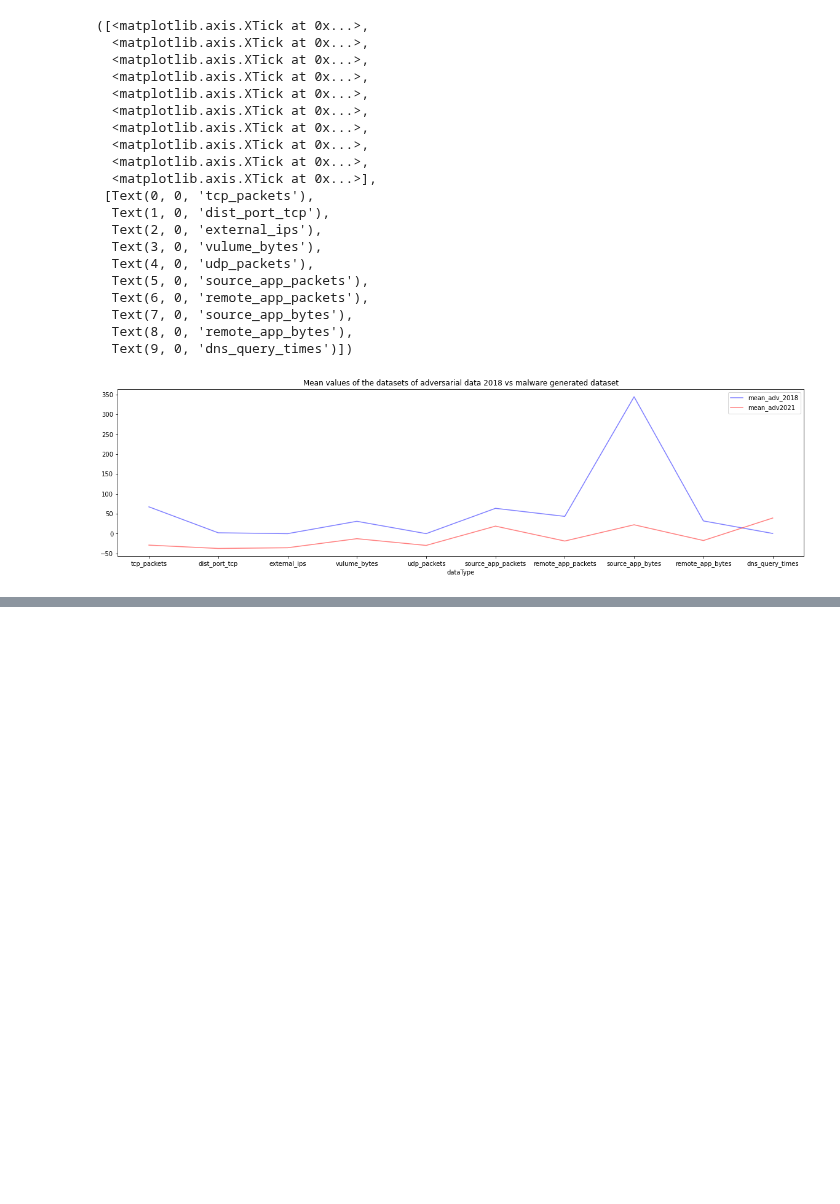
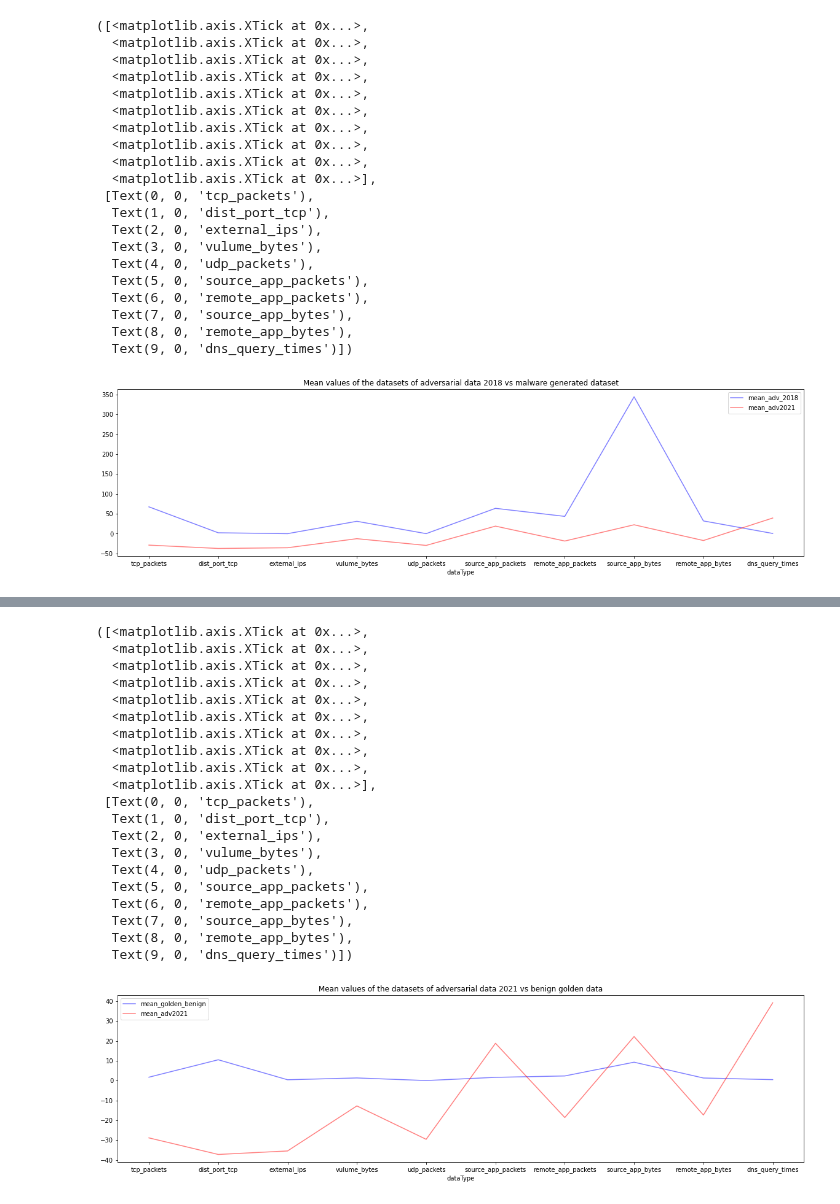
Before and after one commit to DHuertasTR/SecureLearningDRL, a Jupyter notebook: code 2021/Data_comparison.ipynb, the cells around one changed output, grey strips where cells are left out. Saved outputs shown, nothing was run; the diff lists cells and outputs as text; code cells hidden in the pictures; blank space fills up the shorter version.

```diff
--- a/code 2021/Data_comparison.ipynb
+++ b/code 2021/Data_comparison.ipynb
@@ -248,0 +262,29 @@ plt.xticks(df.index, df['dataType'], rotation=0)
+# %%
+ax=plt.gca()
+df.plot(kind='line',x='dataType',y='mean_golden_benign',ax=ax,color='blue',alpha=0.5)
+df.plot(kind='line',x='dataType',y='mean_adv2021',ax=ax,color='red',alpha=0.5)
+ax.set_title('Mean values of the datasets of adversarial data 2021 vs benign golden data')
+plt.rcParams["figure.figsize"]=(20, 5)
+plt.xticks(df.index, df['dataType'], rotation=0)
+# %% [output]
+([<matplotlib.axis.XTick at 0x...>,
+  <matplotlib.axis.XTick at 0x...>,
+  <matplotlib.axis.XTick at 0x...>,
+  <matplotlib.axis.XTick at 0x...>,
+  <matplotlib.axis.XTick at 0x...>,
+  <matplotlib.axis.XTick at 0x...>,
+  <matplotlib.axis.XTick at 0x...>,
+  <matplotlib.axis.XTick at 0x...>,
+  <matplotlib.axis.XTick at 0x...>,
+  <matplotlib.axis.XTick at 0x...>],
+ [Text(0, 0, 'tcp_packets'),
+  Text(1, 0, 'dist_port_tcp'),
+  Text(2, 0, 'external_ips'),
+  Text(3, 0, 'vulume_bytes'),
+  Text(4, 0, 'udp_packets'),
+  Text(5, 0, 'source_app_packets'),
+  Text(6, 0, 'remote_app_packets'),
+  Text(7, 0, 'source_app_bytes'),
+  Text(8, 0, 'remote_app_bytes'),
+  Text(9, 0, 'dns_query_times')])
+[figure, added]
```
Also changed, not shown: parts of 5 cells of this notebook.
